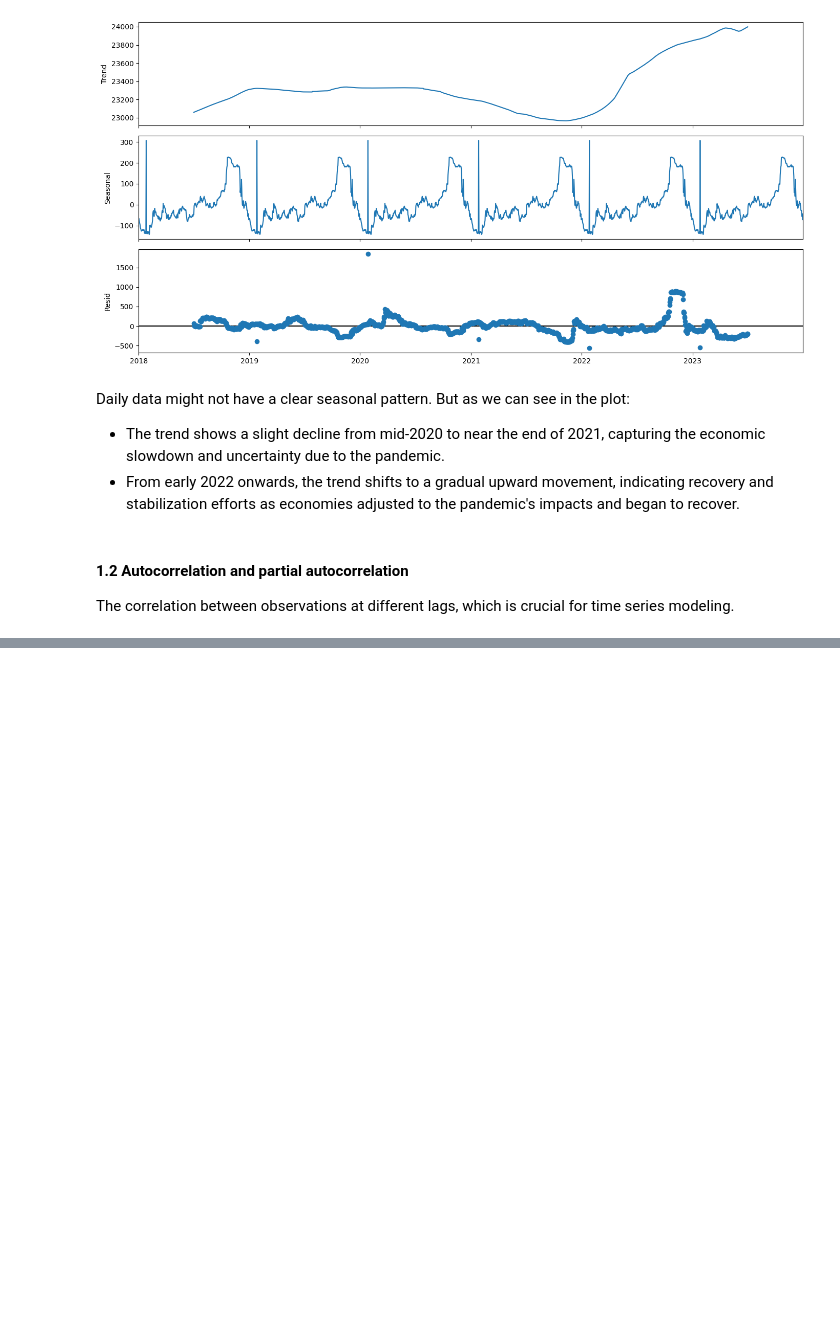
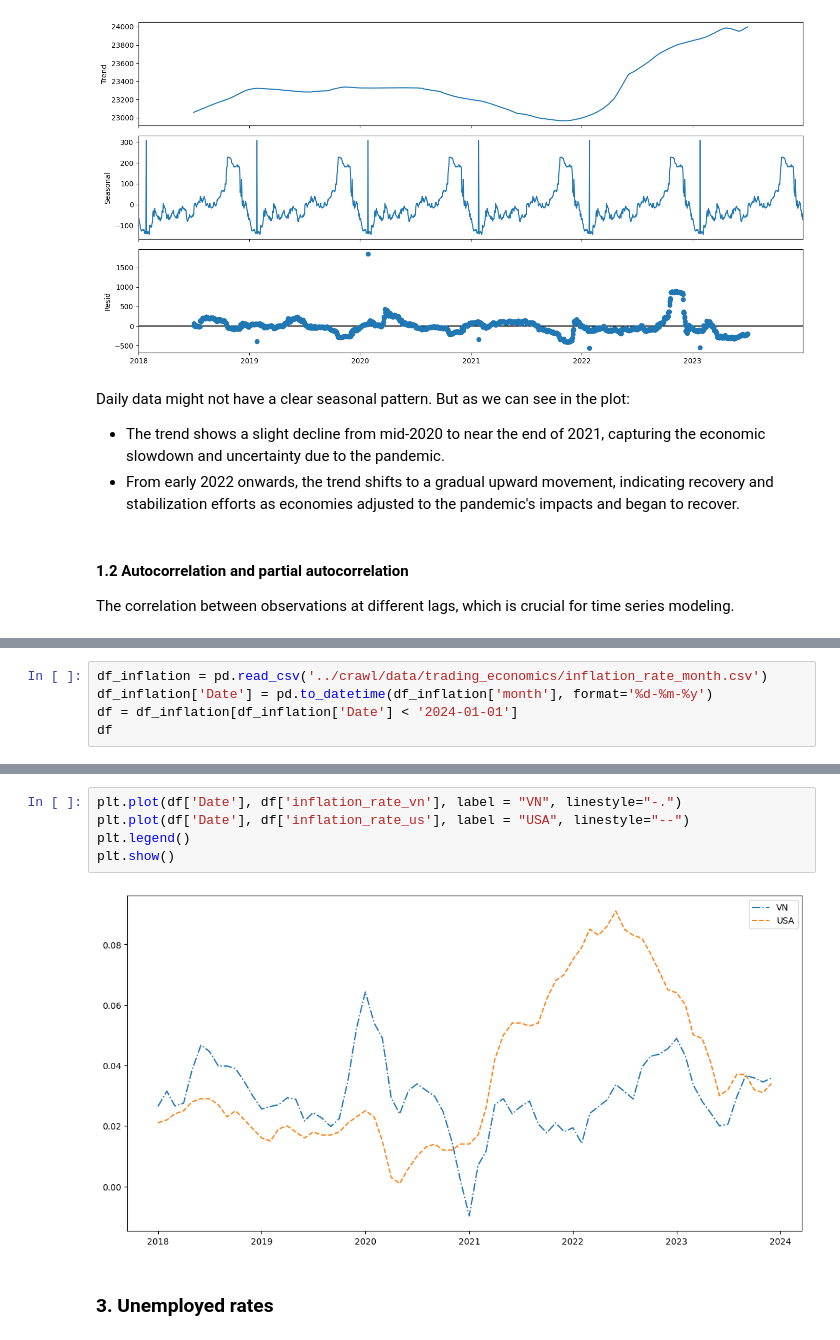
Before and after one commit to VA0211/DSP391m_GROUP3, a Jupyter notebook: eda/eda.ipynb, the cells around one changed output, grey strips where cells are left out. Drawn from its saved outputs; the diff is of its cells as text; blank space fills up the shorter version.

```diff
--- a/eda/eda.ipynb
+++ b/eda/eda.ipynb
@@ -114,0 +113,5 @@ plt.show()
+# %%
+df_inflation = pd.read_csv('../crawl/data/trading_economics/inflation_rate_month.csv')
+df_inflation['Date'] = pd.to_datetime(df_inflation['month'], format='%d-%m-%y')
+df = df_inflation[df_inflation['Date'] < '2024-01-01']
+df
@@ -114,0 +132,9 @@ plt.show()
+# %%
+plt.plot(df['Date'], df['inflation_rate_vn'], label = "VN", linestyle="-.")
+plt.plot(df['Date'], df['inflation_rate_us'], label = "USA", linestyle="--")
+plt.legend()
+plt.show()
+# %% [output]
+[figure, added]
+# %% [markdown]
+### **3. Unemployed rates <a class="anchor" id="3"></a>**
```
Also changed, not shown: parts of 17 cells of this notebook.
